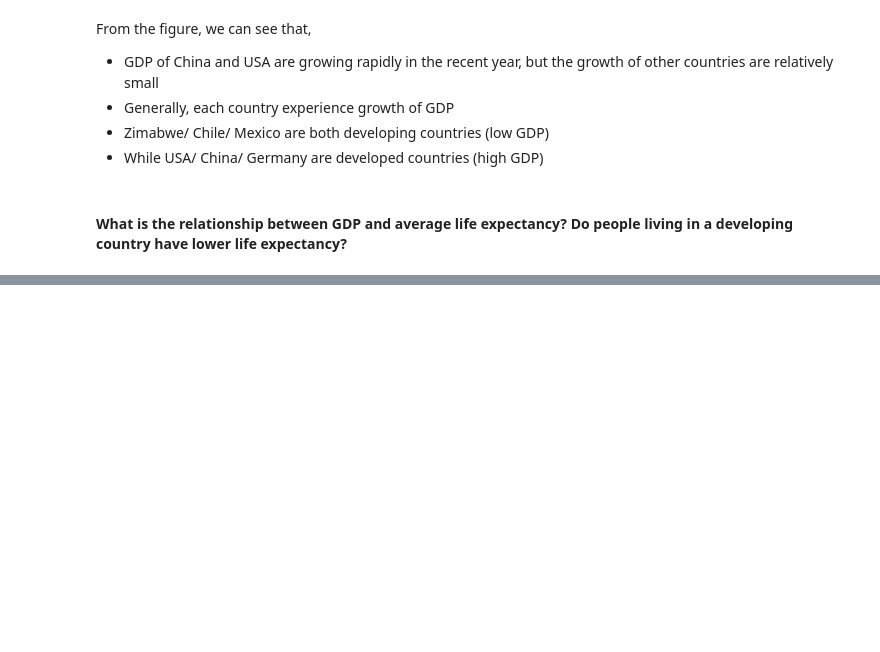
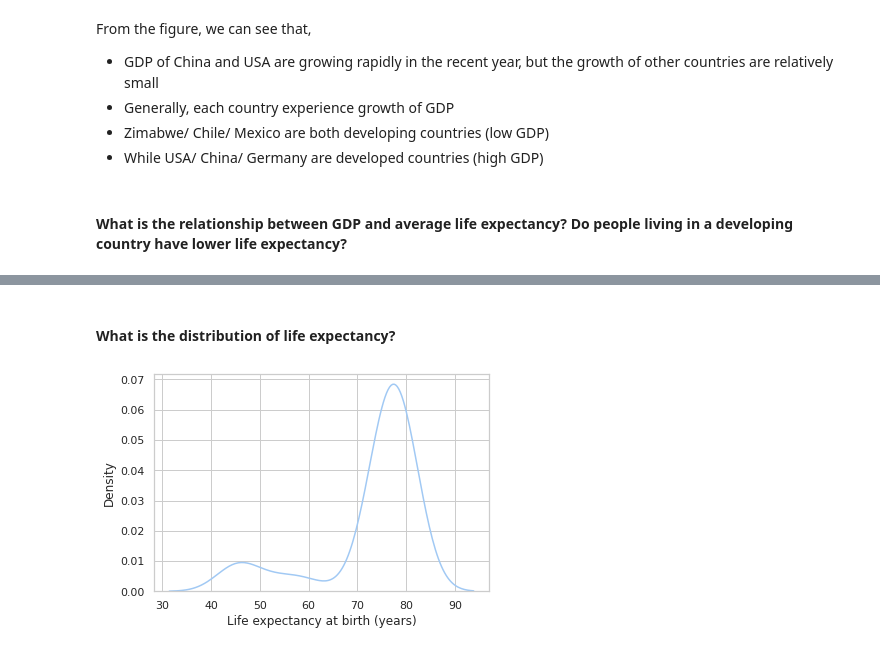
Before and after one commit to hktikhin/life-expectancy-gdp, a Jupyter notebook: life_expectancy_gdp.ipynb, the cells around one changed output, grey strips where cells are left out. Saved outputs shown, nothing was run; the diff lists cells and outputs as text; code cells hidden in the pictures; blank space fills up the shorter version.

```diff
--- a/life_expectancy_gdp.ipynb
+++ b/life_expectancy_gdp.ipynb
@@ -127,0 +189,13 @@ From the figure, we can see that,
+# %% [markdown]
+#### What is the distribution of life expectancy?
+# %%
+plt.clf()
+sns.kdeplot(
+    data = df,
+    x = "Life expectancy at birth (years)",
+    #hue = "Country",
+    palette = "deep"
+)
+plt.show()
+# %% [output]
+[figure, added]
```
Also changed, not shown: parts of 13 cells of this notebook.
